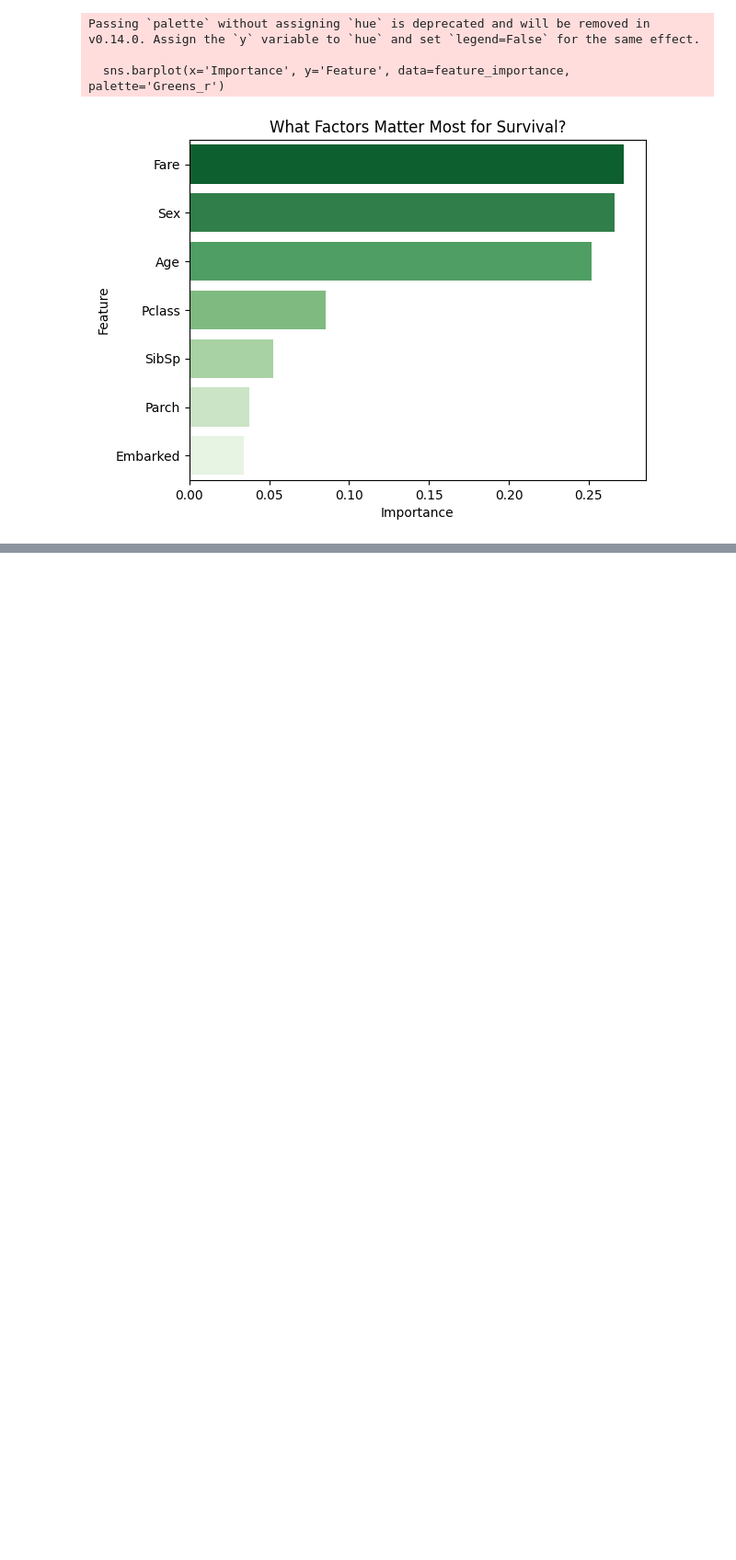
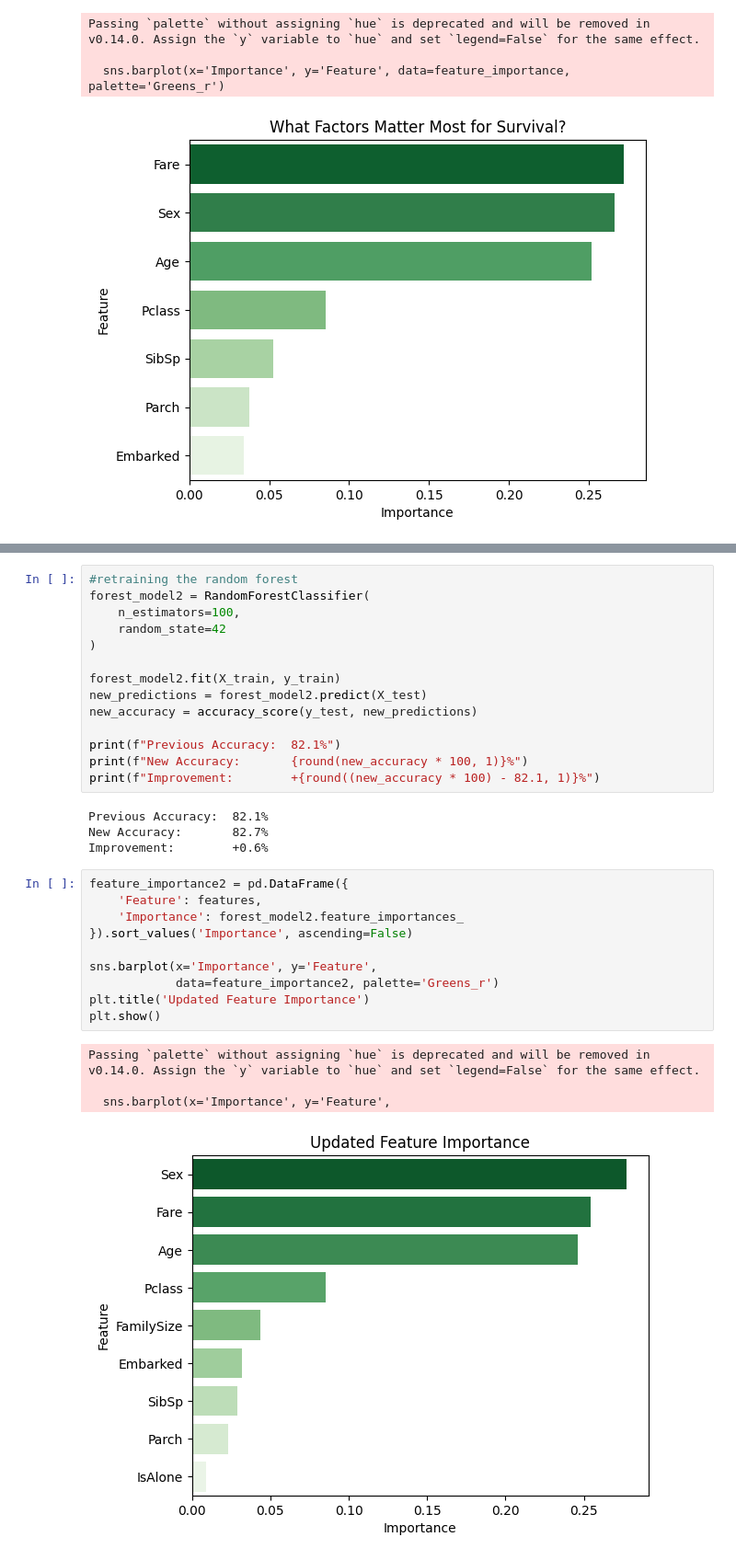
Before and after one commit to ejwangombe-create/Titanic-data-analysis-project-, a Jupyter notebook: Titanic_data_set.ipynb, the cells around one changed output, grey strips where cells are left out. Shown at 92% size. Cells and saved outputs as stored; diff of their text form; blank space fills up the shorter version.

```diff
--- a/Titanic_data_set.ipynb
+++ b/Titanic_data_set.ipynb
@@ -389,0 +452,33 @@ Passing `palette` without assigning `hue` is deprecated and will be removed in v
+# %%
+#retraining the random forest
+forest_model2 = RandomForestClassifier(
+    n_estimators=100,
+    random_state=42
+)
+
+forest_model2.fit(X_train, y_train)
+new_predictions = forest_model2.predict(X_test)
+new_accuracy = accuracy_score(y_test, new_predictions)
+
+print(f"Previous Accuracy:  82.1%")
+print(f"New Accuracy:       {round(new_accuracy * 100, 1)}%")
+print(f"Improvement:        +{round((new_accuracy * 100) - 82.1, 1)}%")
+# %% [output]
+Previous Accuracy:  82.1%
+New Accuracy:       82.7%
+Improvement:        +0.6%
+# %%
+feature_importance2 = pd.DataFrame({
+    'Feature': features,
+    'Importance': forest_model2.feature_importances_
+}).sort_values('Importance', ascending=False)
+
+sns.barplot(x='Importance', y='Feature',
+            data=feature_importance2, palette='Greens_r')
+plt.title('Updated Feature Importance')
+plt.show()
+# %% [output]
+Passing `palette` without assigning `hue` is deprecated and will be removed in v0.14.0. Assign the `y` variable to `hue` and set `legend=False` for the same effect.
+
+  sns.barplot(x='Importance', y='Feature',
+[figure, added]
```
Also changed, not shown: parts of 6 cells of this notebook.
